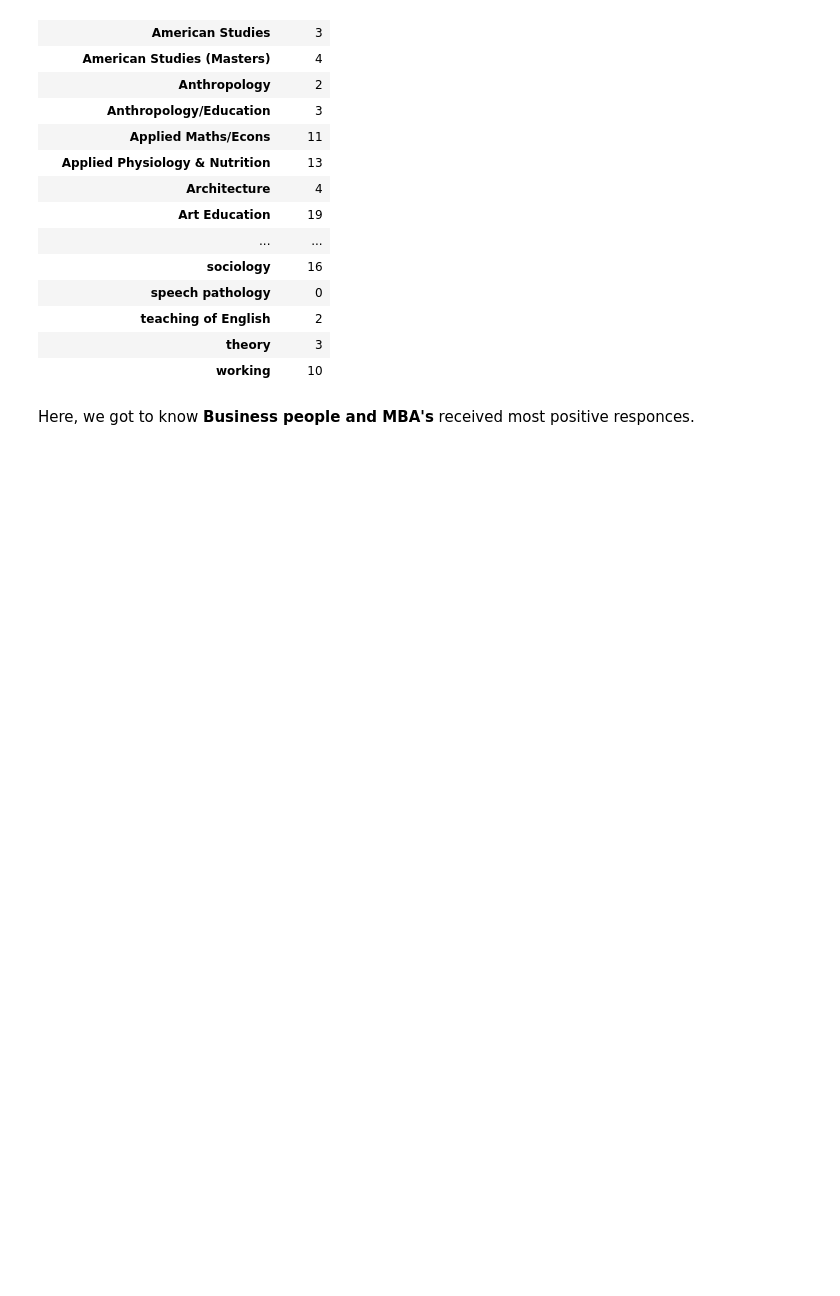
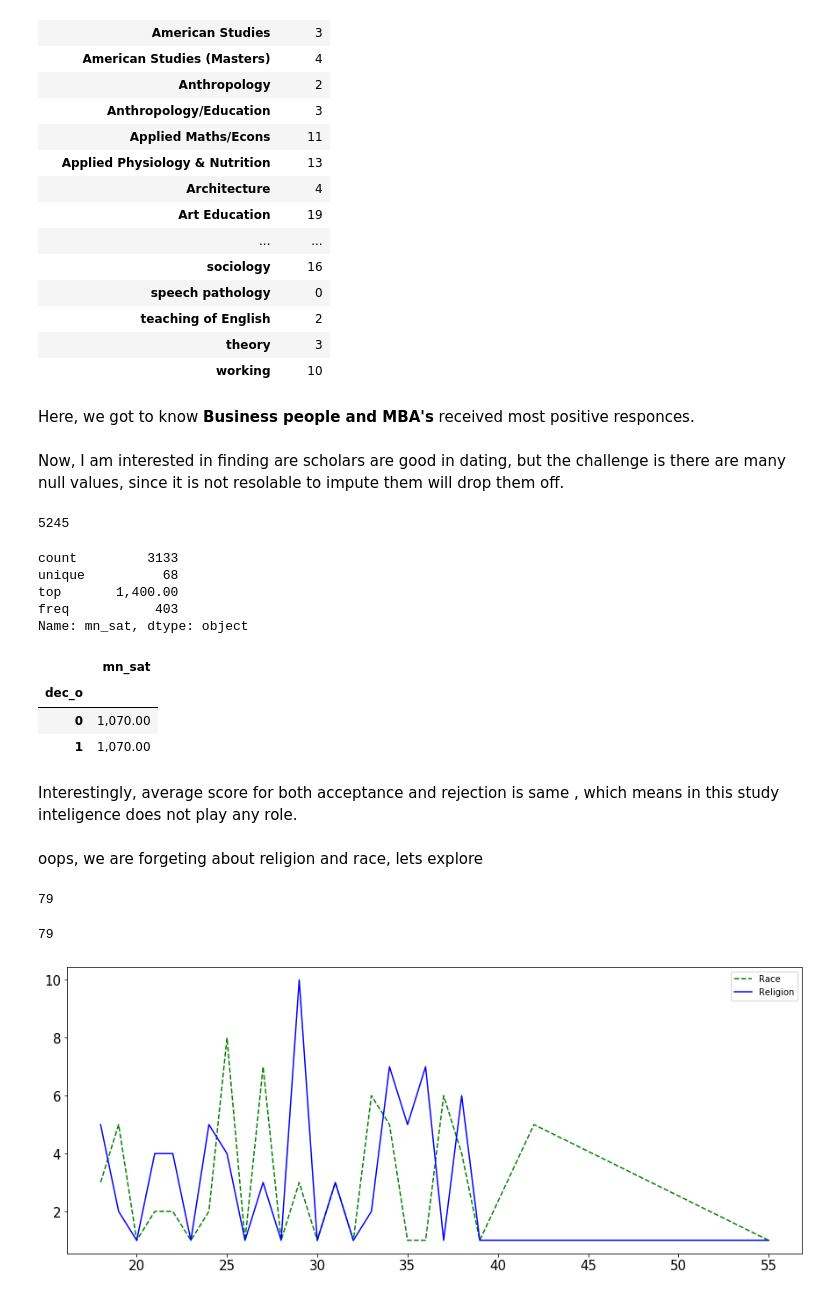
Before and after one commit to erjpsingh/dateyourmate, a Jupyter notebook: dateyourmate.ipynb, the cells around one changed output. Cells and saved outputs as stored; diff of their text form; code cells hidden in the pictures; blank space fills up the shorter version.

```diff
--- a/dateyourmate.ipynb
+++ b/dateyourmate.ipynb
@@ -267,3 +264,9 @@ pd.pivot_table(df[['field','dec_o']], index=["field"], aggfunc=np.sum)
 | working | 10 |
 # %% [markdown]
 Here, we got to know <b>Business people and MBA's</b>  received most positive responces.
+# %% [markdown]
+Now, I am interested in finding are scholars are good in dating, but the challenge is there are many null values, since it is not resolable to impute them will drop them off.
+# %%
+df.mn_sat.isnull().sum()
+# %% [output]
+5245
@@ -269,0 +275,8 @@ Here, we got to know <b>Business people and MBA's</b>  received most positive re
+# %%
+df_new.mn_sat.describe()
+# %% [output]
+count         3133
+unique          68
+top       1,400.00
+freq           403
+Name: mn_sat, dtype: object
@@ -269,0 +285,36 @@ Here, we got to know <b>Business people and MBA's</b>  received most positive re
+# %%
+df_new.groupby(['dec_o']).first()
+# %% [output]
+|  | mn_sat |
+| dec_o |  |
+| 0 | 1,070.00 |
+| 1 | 1,070.00 |
+# %% [markdown]
+Interestingly, average score for both acceptance and rejection is same , which means in this study inteligence does not play any role.
+# %% [markdown]
+oops, we are forgeting about religion and race, lets explore
+# %%
+df.imprace.isna().sum()
+# %% [output]
+79
+# %%
+df.imprelig.isna().sum()
+# %% [output]
+79
+# %%
+df_new = df[(df['imprace'].notna()) & (df['imprelig'].notna())]
+# %%
+df_new = df_new[['imprace','imprelig','age','gender']]
+# %%
+gb = df_new.groupby(['age']).first()
+# %%
+fig = plt.figure(figsize=(15,6))
+ax = fig.add_subplot(1,1,1)
+ax.plot(gb['imprace'],'g--', label = 'Race')
+ax.plot(gb['imprelig'],'b',label = 'Religion')
+ax.legend(loc='best')
+
+ax.tick_params(axis='x', which='major', labelsize=15)
+ax.tick_params(axis='y', which='major', labelsize=15)
+# %% [output]
+[figure, added]
```
Also changed, not shown: parts of 12 cells of this notebook.
